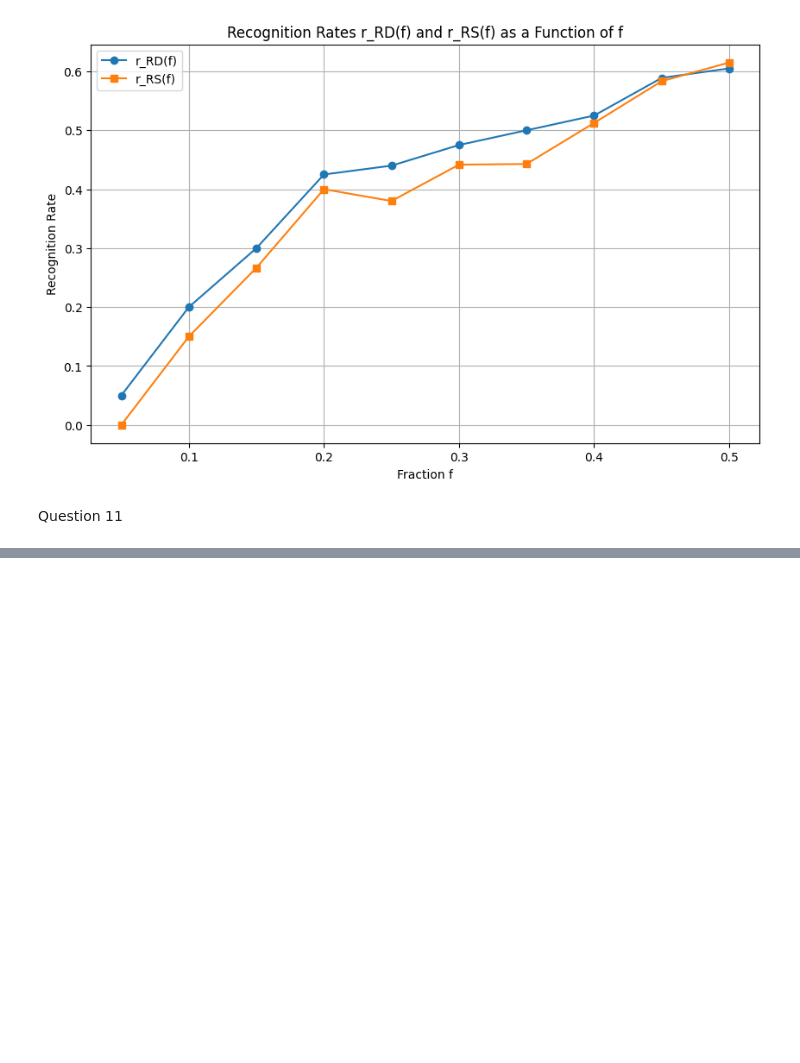
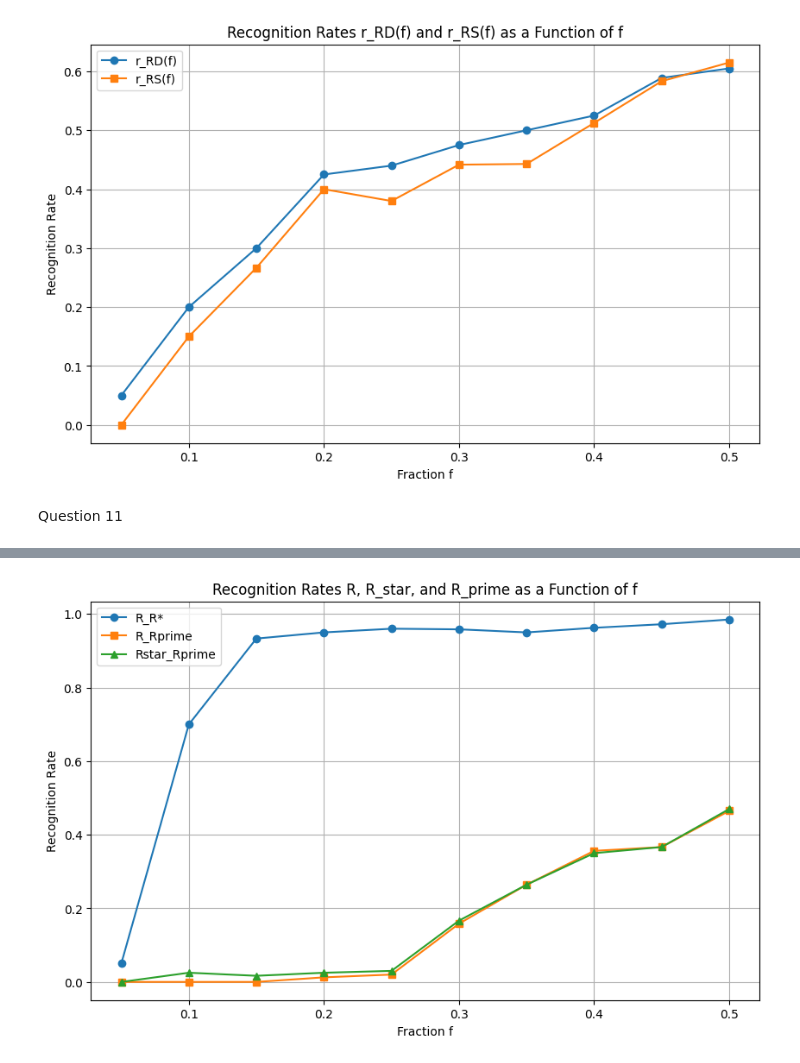
Before and after one commit to Tim-Albers/ComplexNetworks, a Jupyter notebook: Notebooks/Agnes_Notebook.ipynb, the cells around one changed output, grey strips where cells are left out. Drawn from its saved outputs; the diff is of its cells as text; code cells hidden in the pictures; blank space fills up the shorter version.

```diff
--- a/Notebooks/Agnes_Notebook.ipynb
+++ b/Notebooks/Agnes_Notebook.ipynb
@@ -351,0 +435,97 @@ Question 11
+# %%
+
+def simulate_spreading(seed, Gdata, T):
+    infected = set([seed])
+    I_t = np.zeros(T + 1)
+    I_t[0] = 1  # Seed is infected at t=0
+
+    contacts = defaultdict(list)
+    for node_i, node_j, time in Gdata:
+        contacts[time].append((node_i, node_j))
+
+    for t in range(1, T + 1):
+        new_infected = set()
+        for node_i, node_j in contacts[t]:
+            if node_i in infected and node_j not in infected:
+                new_infected.add(node_j)
+            elif node_j in infected and node_i not in infected:
+                new_infected.add(node_i)
+        infected.update(new_infected)
+        I_t[t] = len(infected)
+
+    return I_t
+
+def calc_influence_metrics(G, Gdata, T):
+    N = len(G.nodes())
+    time_to_infect_10 = np.zeros(N)
+    avg_time_to_infect_80 = np.zeros(N)
+
+    for seed in range(N):
+        I_t = simulate_spreading(seed, Gdata, T)
+        time_to_infect_10[seed] = np.argmax(I_t >= 0.1 * N)
+        sorted_infection_times = np.sort(I_t)
+        avg_time_to_infect_80[seed] = np.mean(sorted_infection_times[:int(0.8 * N)])
+
+    R_star = np.argsort(time_to_infect_10)
+    R_prime = np.argsort(avg_time_to_infect_80)
+
+    return R_star, R_prime
+
+def calc_rates(f_values, n=1000):
+    N = len(G.nodes())  # Number of nodes
+    r_R_f = {f: [] for f in f_values}
+    r_R_star_f = {f: [] for f in f_values}
+    r_R_prime_f = {f: [] for f in f_values}
+
+    for _ in range(n):
+        # Shuffle the nodes with the same infection time
+        unique_times = np.unique(time_to_infect_80)
+        shuffled_nodes = np.array(range(N))
+
+        for time in unique_times:
+            same_time_nodes = np.where(time_to_infect_80 == time)[0]
+            np.random.shuffle(same_time_nodes)
+            shuffled_nodes[same_time_nodes] = same_time_nodes
+
+        # Rank the nodes based on the time to infect 80% of the nodes
+        ranked_nodes = np.argsort(time_to_infect_80[shuffled_nodes])
+        R = shuffled_nodes[ranked_nodes]
+
+        # Calculate the top f sets for R, R_star, and R_prime
+        for f in f_values:
+            num_top_nodes = int(f * N)
+            Rf = set(R[:num_top_nodes])
+            R_star_f = set(R_star[:num_top_nodes])
+            R_prime_f = set(R_prime[:num_top_nodes])
+
+            # Calculate the recognition rates
+            r_R_f[f].append(len(Rf.intersection(R_star_f)) / num_top_nodes)
+            r_R_star_f[f].append(len(Rf.intersection(R_prime_f)) / num_top_nodes)
+            r_R_prime_f[f].append(len(R_star_f.intersection(R_prime_f)) / num_top_nodes)
+
+    # Calculate the average recognition rates
+    avg_r_R_f = {f: np.mean(r_R_f[f]) for f in f_values}
+    avg_r_R_star_f = {f: np.mean(r_R_star_f[f]) for f in f_values}
+    avg_r_R_prime_f = {f: np.mean(r_R_prime_f[f]) for f in f_values}
+
+    # Return the average recognition rates
+    return avg_r_R_f, avg_r_R_star_f, avg_r_R_prime_f
+
+# Example usage
+# Assuming time_to_infect_80 is already defined
+f_values = np.arange(0.05, 0.55, 0.05)
+avg_r_R_f, avg_r_R_star_f, avg_r_R_prime_f = calc_rates(f_values)
+
+# Plotting the results
+plt.figure(figsize=(10, 6))
+plt.plot(f_values, list(avg_r_R_f.values()), marker='o', label='R_R*')
+plt.plot(f_values, list(avg_r_R_star_f.values()), marker='s', label='R_Rprime')
+plt.plot(f_values, list(avg_r_R_prime_f.values()), marker='^', label='Rstar_Rprime')
+plt.xlabel('Fraction f')
+plt.ylabel('Recognition Rate')
+plt.title('Recognition Rates R, R_star, and R_prime as a Function of f')
+plt.legend()
+plt.grid(True)
+plt.show()
+# %% [output]
+[figure, added]
```
Also changed, not shown: parts of 2 cells of this notebook.
